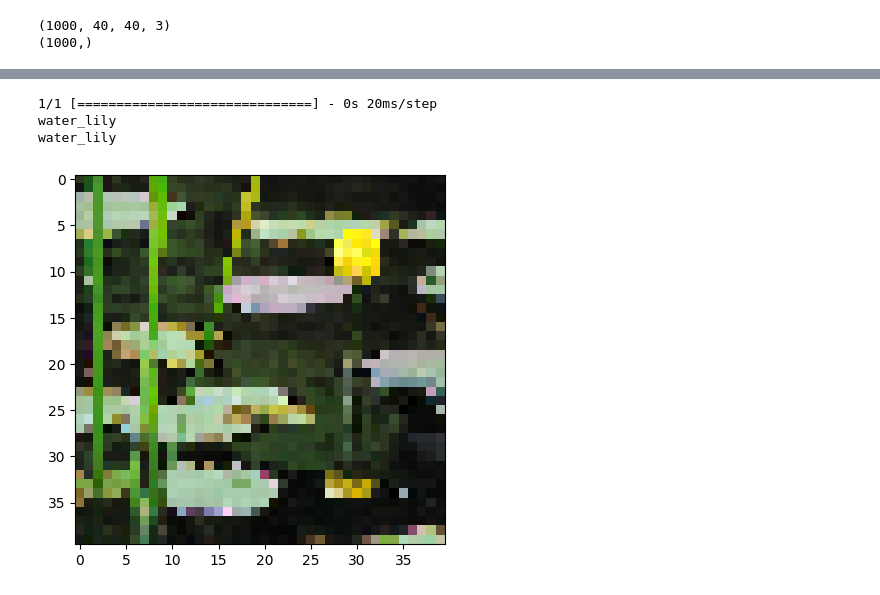
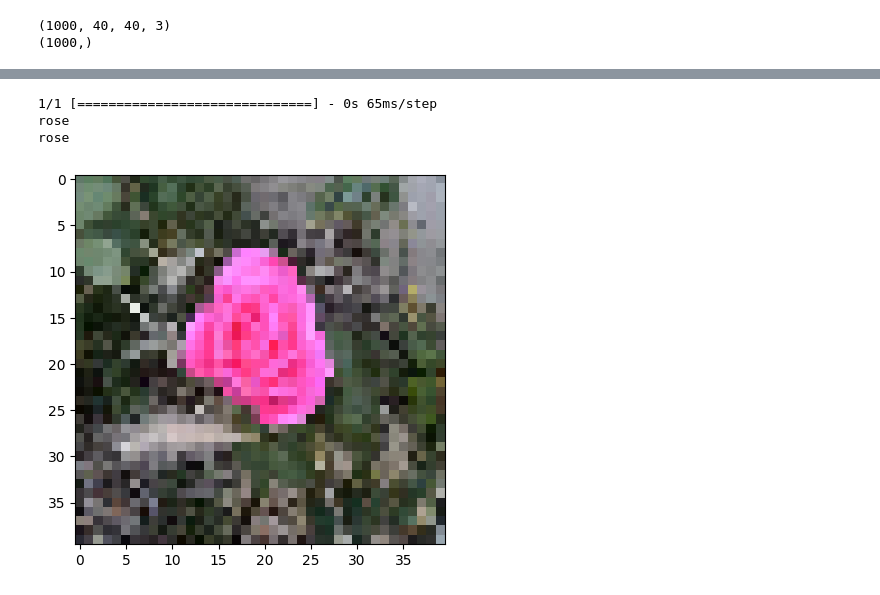
Before and after one commit to Quang-Trong-Tan-Loc/AI, a Jupyter notebook: BT11_clessify_flowers_with_CNN.ipynb, the cells around one changed output, grey strips where cells are left out. Saved outputs shown, nothing was run; the diff lists cells and outputs as text; code cells hidden in the pictures.

```diff
--- a/BT11_clessify_flowers_with_CNN.ipynb
+++ b/BT11_clessify_flowers_with_CNN.ipynb
@@ -53,7 +53,7 @@ from keras.optimizers import Adam #toc do hoc 0.01 with Adam
 from keras.losses import categorical_crossentropy
 # %%
 batch_size = 64
-epochs = 10
+epochs = 20
 classes = 5
 # %%
 model = Sequential()
@@ -147,11 +144,11 @@ model.evaluate(X_test, y_test)
 # %%
-n = 900
+n = 504
 plt.imshow(X_test[n])
 pred = model.predict(X_test[n].reshape((1,40,40,3)))
 print(flower[pred.argmax()])
 print(flower[y_test[n].argmax()])
 # %% [output]
-1/1 [==============================] - 0s 20ms/step
-water_lily
-water_lily
+1/1 [==============================] - 0s 65ms/step
+rose
+rose
-[figure, old version]
+[figure, new version]
```
Also changed, not shown: parts of 5 cells of this notebook.
